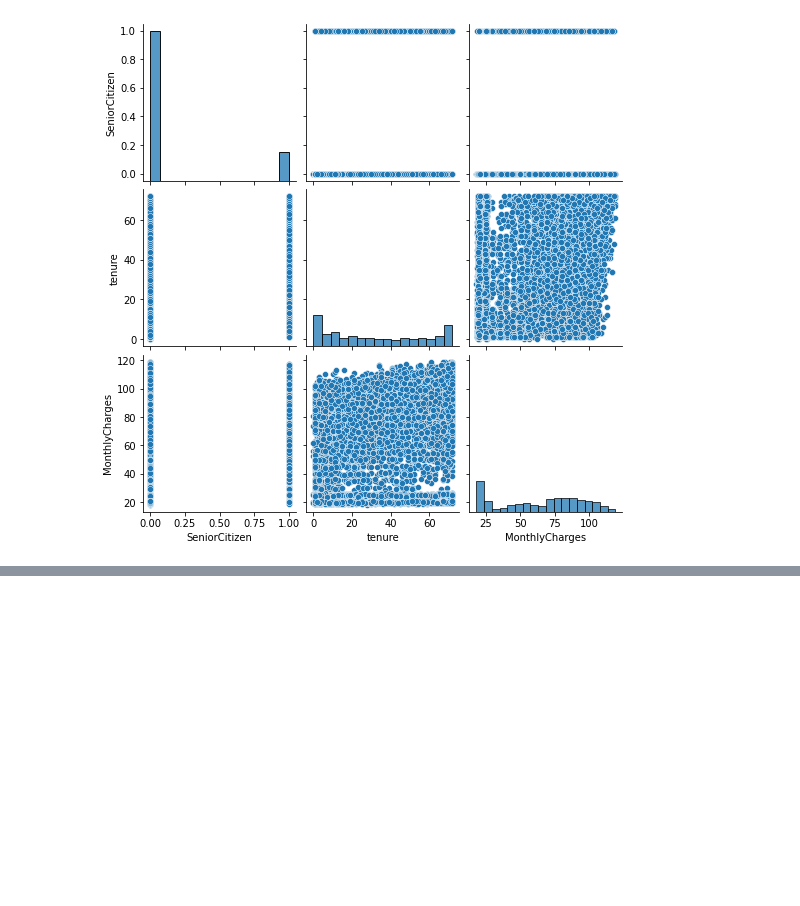
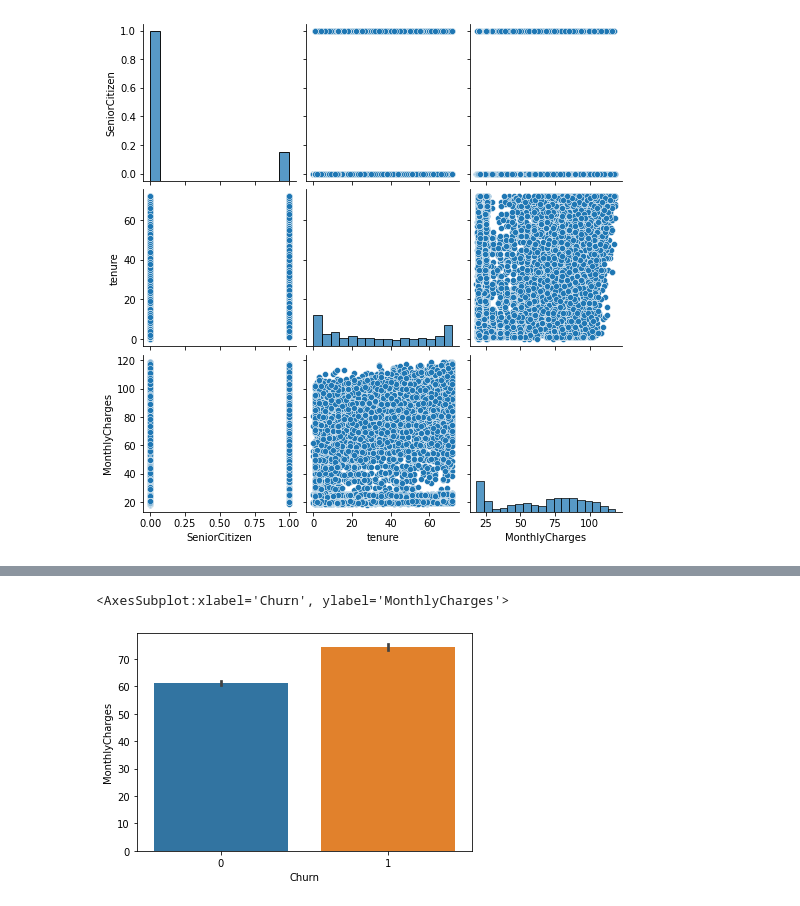
Before and after one commit to sai-mrudhun/Customer-Churn-Prediction-Analysis-Using-Ensemble-Techniques, a Jupyter notebook: main.ipynb, the cells around one changed output, grey strips where cells are left out. Cells and saved outputs as stored; diff of their text form; code cells hidden in the pictures; blank space fills up the shorter version.

Commit message:
some visualisation

```diff
--- a/main.ipynb
+++ b/main.ipynb
@@ -126,3 +112,3 @@ changeup = {"Churn": {"No": 0, "Yes": 1}}
 # %%
-df = df.replace(changeup)
-df.head()
+df['Churn'] = df['Churn'].map({'Yes':1, 'No':0})
+df['gender'] = df['gender'].map({'Male':1, 'Female':0})
@@ -151,0 +132,5 @@ sns.countplot(x ='Churn', data = df)
+# %%
+sns.barplot(data= df, x= "Churn", y= "MonthlyCharges")
+# %% [output]
+<AxesSubplot:xlabel='Churn', ylabel='MonthlyCharges'>
+[figure, added]
```
Also changed, not shown: parts of 20 cells of this notebook.
